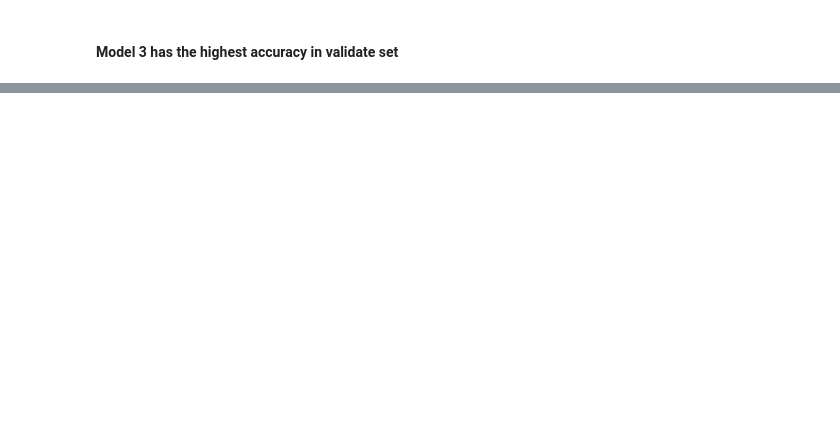
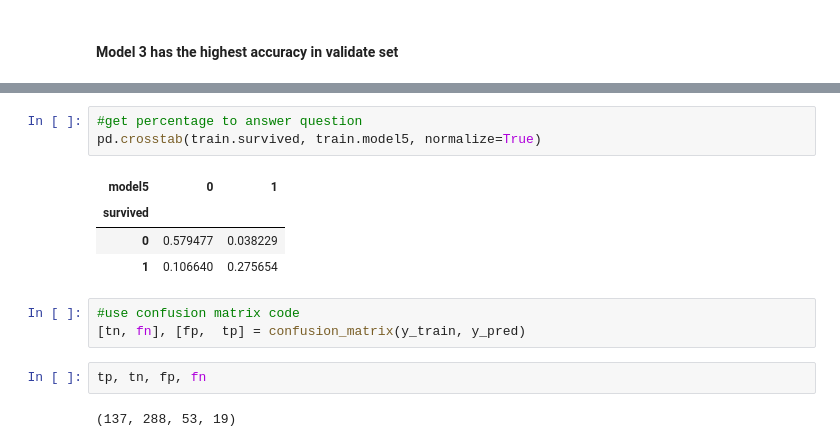
Before and after one commit to natasharivers/Classifications, a Jupyter notebook: model.ipynb, the cells around one changed output, grey strips where cells are left out. Drawn from its saved outputs; the diff is of its cells as text; blank space fills up the shorter version.

```diff
--- a/model.ipynb
+++ b/model.ipynb
@@ -288,0 +333,15 @@ model3 score: 73.83%
+# %%
+#get percentage to answer question
+pd.crosstab(train.survived, train.model5, normalize=True)
+# %% [output]
+| model5 | 0 | 1 |
+| survived |  |  |
+| 0 | 0.579477 | 0.038229 |
+| 1 | 0.106640 | 0.275654 |
+# %%
+#use confusion matrix code
+[tn, fn], [fp,  tp] = confusion_matrix(y_train, y_pred)
+# %%
+tp, tn, fp, fn
+# %% [output]
+(137, 288, 53, 19)
```
Also changed, not shown: parts of 81 cells of this notebook.
